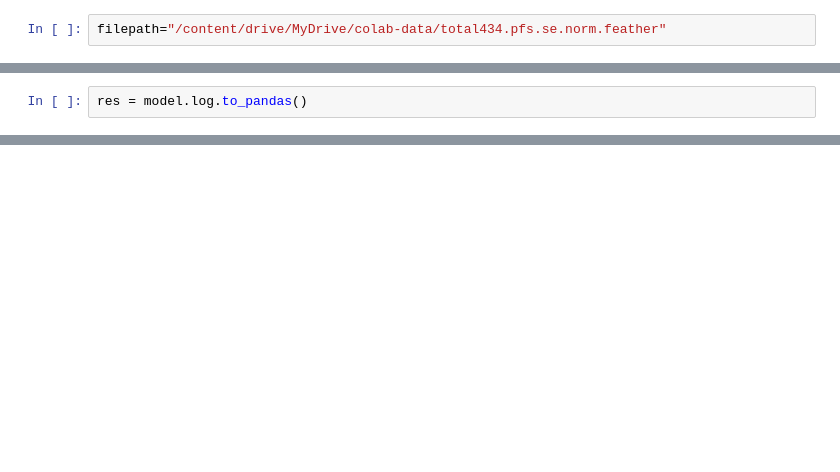
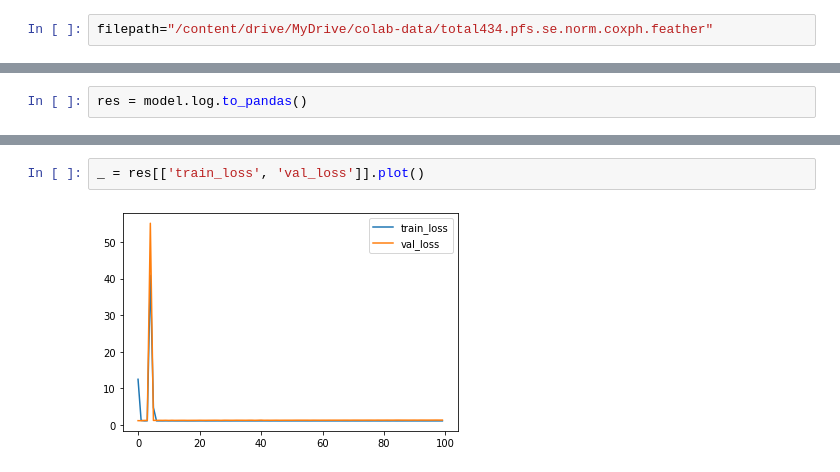
Before and after one commit to chunjie-sam-liu/Deeplatelet, a Jupyter notebook: analysis/09_AEPFS.ipynb, the cells around one changed output, grey strips where cells are left out. Drawn from its saved outputs; the diff is of its cells as text; blank space fills up the shorter version.

```diff
--- a/analysis/09_AEPFS.ipynb
+++ b/analysis/09_AEPFS.ipynb
@@ -157,7 +157,7 @@ drive.mount('/content/drive')
 # %% [output]
 Mounted at /content/drive
 # %%
-filepath="/content/drive/MyDrive/colab-data/total434.pfs.se.norm.feather"
+filepath="/content/drive/MyDrive/colab-data/total434.pfs.se.norm.coxph.feather"
 # %%
 # load data
 df_train, df_val, df_test1, df_test2 = load_data(filepath)
@@ -259,0 +295,4 @@ res = model.log.to_pandas()
+# %%
+_ = res[['train_loss', 'val_loss']].plot()
+# %% [output]
+[figure, added]
```
Also changed, not shown: parts of 25 cells of this notebook.
